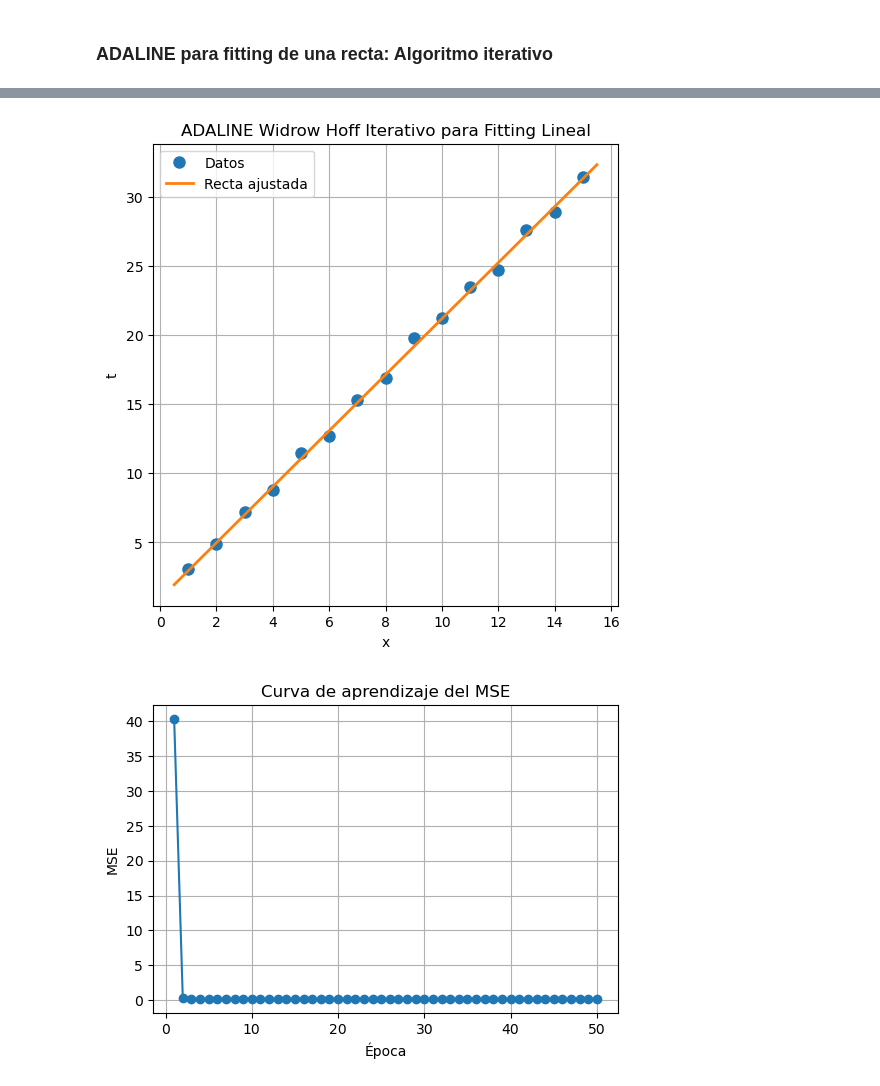
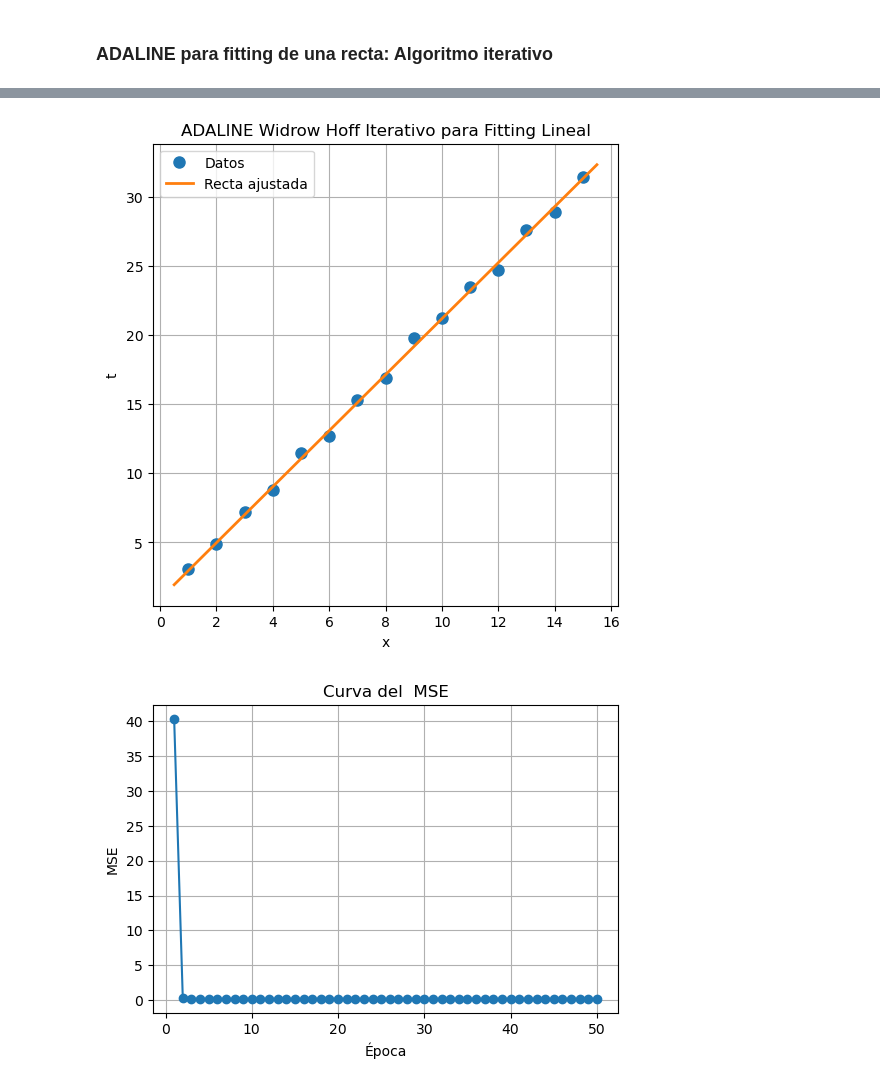
Before and after one commit to DeniLeon/Redes_Neuronales, a Jupyter notebook: ADALINE_NN/Adaline_NN.ipynb, the cells around one changed output, grey strips where cells are left out. Cells and saved outputs as stored; diff of their text form; code cells hidden in the pictures.

Commit message:
change label graph fitting

```diff
--- a/ADALINE_NN/Adaline_NN.ipynb
+++ b/ADALINE_NN/Adaline_NN.ipynb
@@ -1307,32 +1307,32 @@ plt.title("ADALINE Widrow Hoff Iterativo para Fitting Lineal")
 plt.grid(True)
 plt.legend()
 plt.show()
 
 # Gráfica del MSE por época
 plt.figure(figsize=(6,4))
 plt.plot(range(1, epocas + 1), mse_list, marker='o')
 plt.xlabel("Época")
 plt.ylabel("MSE")
-plt.title("Curva de aprendizaje del MSE")
+plt.title("Curva del  MSE")
 plt.grid(True)
 plt.show()
 # %% [output]
 Matriz de datos originales P
 [[ 1.]
  [ 2.]
  [ 3.]
  [ 4.]
  [ 5.]
  [ 6.]
  [ 7.]
  [ 8.]
  [ 9.]
  [10.]
  [11.]
 ... (18 lines left out)
  27.24393687 29.26781855 31.29170023]
 
 MSE final
 0.10741946301962955
 [figure]
-[figure, old version]
+[figure, new version]
```
